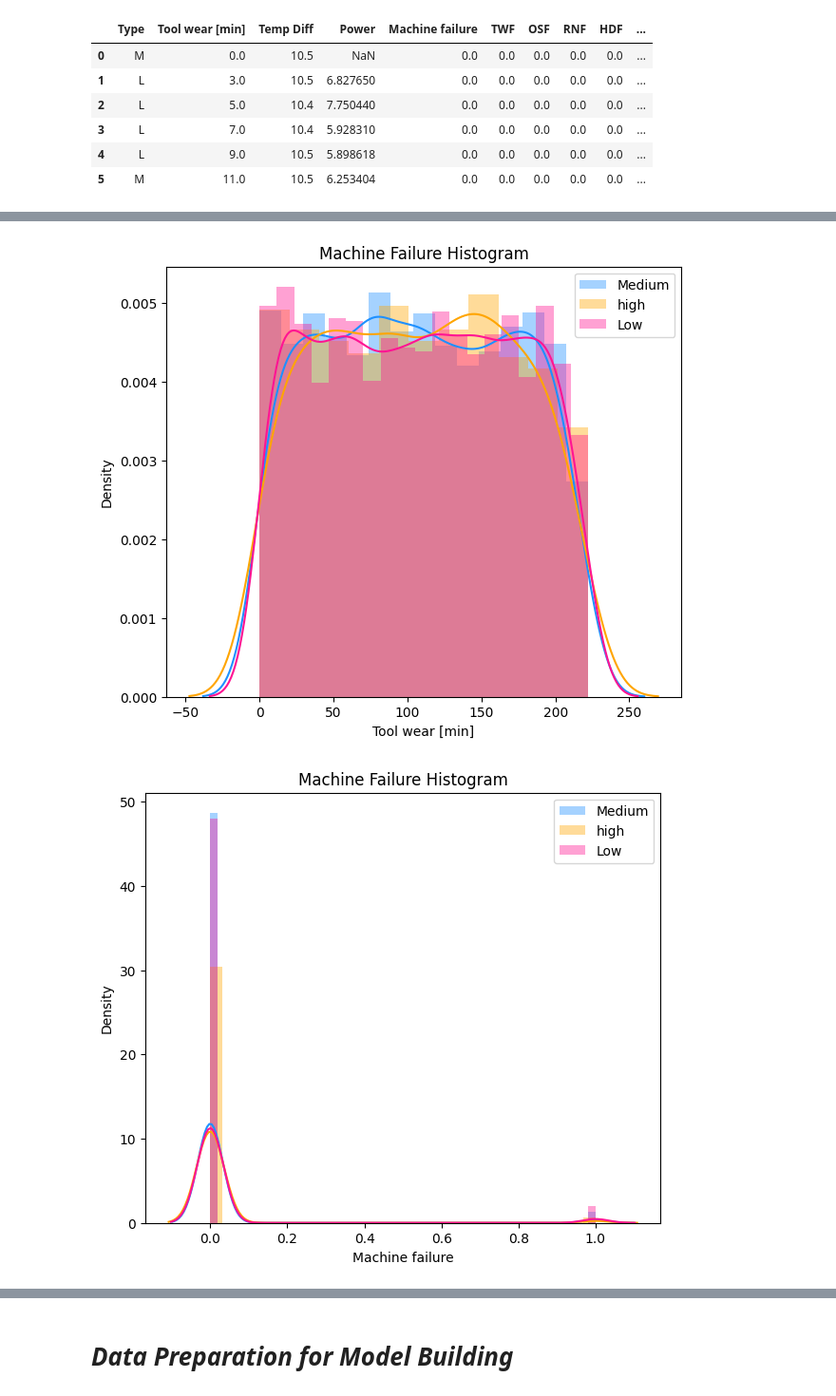
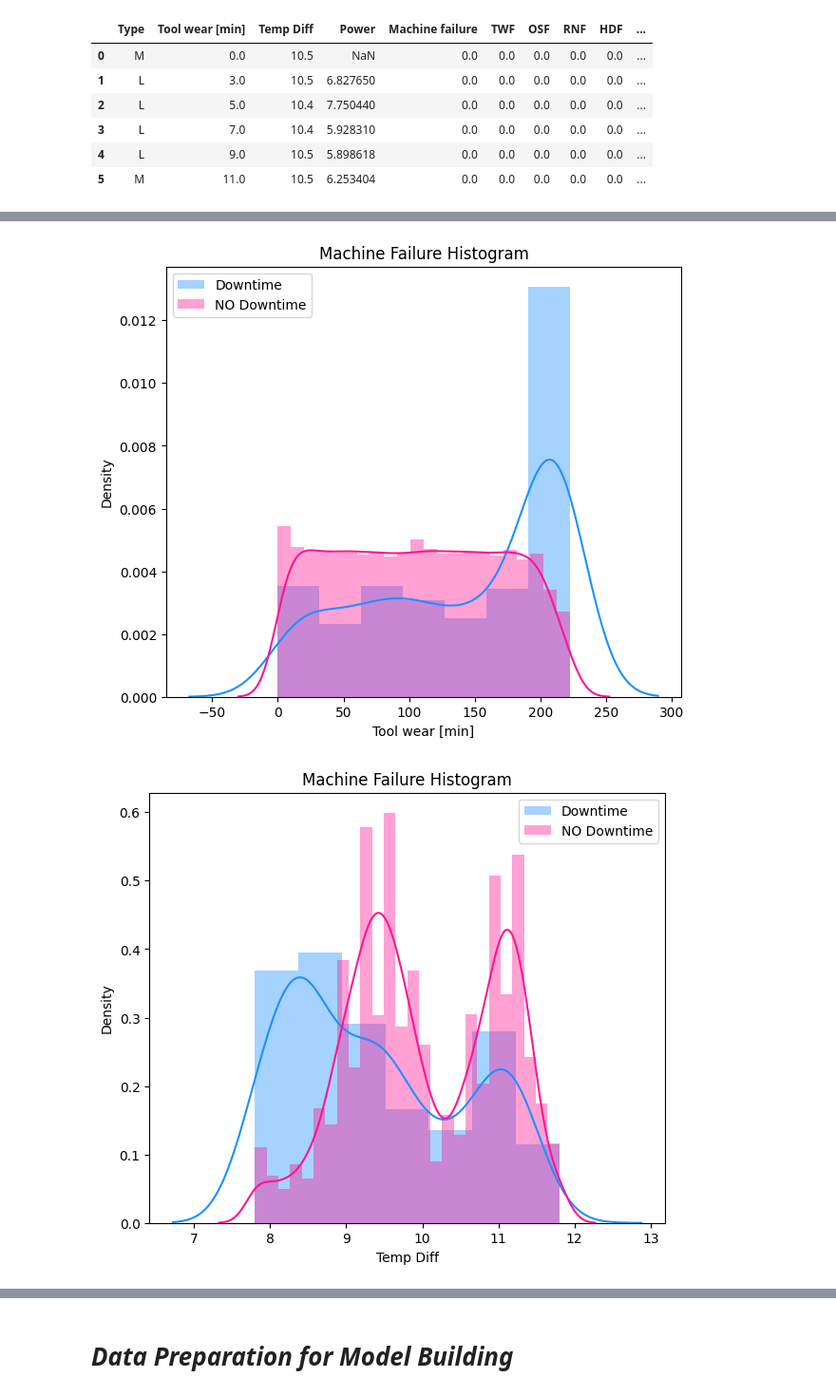
Before and after one commit to AftabUdaipurwala/MLProjects, a Jupyter notebook: Mahindra_Manufacturing_Analytics.ipynb, the cells around one changed output, grey strips where cells are left out. Shown: that part at 95% size. Cells and saved outputs as stored; diff of their text form; code cells hidden in the pictures.

```diff
--- a/Mahindra_Manufacturing_Analytics.ipynb
+++ b/Mahindra_Manufacturing_Analytics.ipynb
@@ -277,6 +285,9 @@ col_names.remove('HDF')
 col_names.remove('PWF')
 col_names.remove('OSF')
 col_names.remove('RNF')
+col_names.remove('Machine failure')
+
+
 
 col_names
 # %% [output]
@@ -286,9 +297,8 @@ col_names
 for i in col_names:
 
     plt.subplots(figsize=(7,6), dpi=100)
-    sns.distplot( df4.loc[df4.Type=='M', i] , color="dodgerblue", label="Medium")
-    sns.distplot( df4.loc[df4.Type=='H', i] , color="orange", label="high")
-    sns.distplot( df4.loc[df4.Type=='L', i] , color="deeppink", label="Low")
+    sns.distplot( df4.loc[df4['Machine failure']==1, i] , color="dodgerblue", label="Downtime")
+    sns.distplot( df4.loc[df4['Machine failure']==0, i] , color="deeppink", label="NO Downtime")
     plt.title('Machine Failure Histogram')
     plt.legend();
 # %% [output]
@@ -323,14 +332,14 @@ df5['Power']=df5['Power'].clip(lower=df5['Power'].quantile(0.01), upper=df5['Pow
 df5['Tool wear [min]']=df5['Tool wear [min]'].clip(lower=df5['Tool wear [min]'].quantile(0.01), upper=df5['Tool wear [min]'].quantile(0.99))
 df5['Temp Diff']=df5['Temp Diff'].clip(lower=df5['Temp Diff'].quantile(0.01), upper=df5['Temp Diff'].quantile(0.99))
 # %%
+
 for i in col_names:
 
     plt.subplots(figsize=(7,6), dpi=100)
-    sns.distplot( df5.loc[df5.Type=='M', i] , color="dodgerblue", label="Medium")
-    sns.distplot( df5.loc[df5.Type=='H', i] , color="orange", label="high")
-    sns.distplot( df5.loc[df5.Type=='L', i] , color="deeppink", label="Low")
+    sns.distplot( df5.loc[df5['Machine failure']==1, i] , color="dodgerblue", label="Downtime")
+    sns.distplot( df5.loc[df5['Machine failure']==0, i] , color="deeppink", label="NO Downtime")
     plt.title('Machine Failure Histogram')
     plt.legend();
 # %% [output]
-[figure, old version]
+[figure, new version]
-[figure, old version]
+[figure, new version]
```
Also changed, not shown: parts of 34 cells of this notebook.
